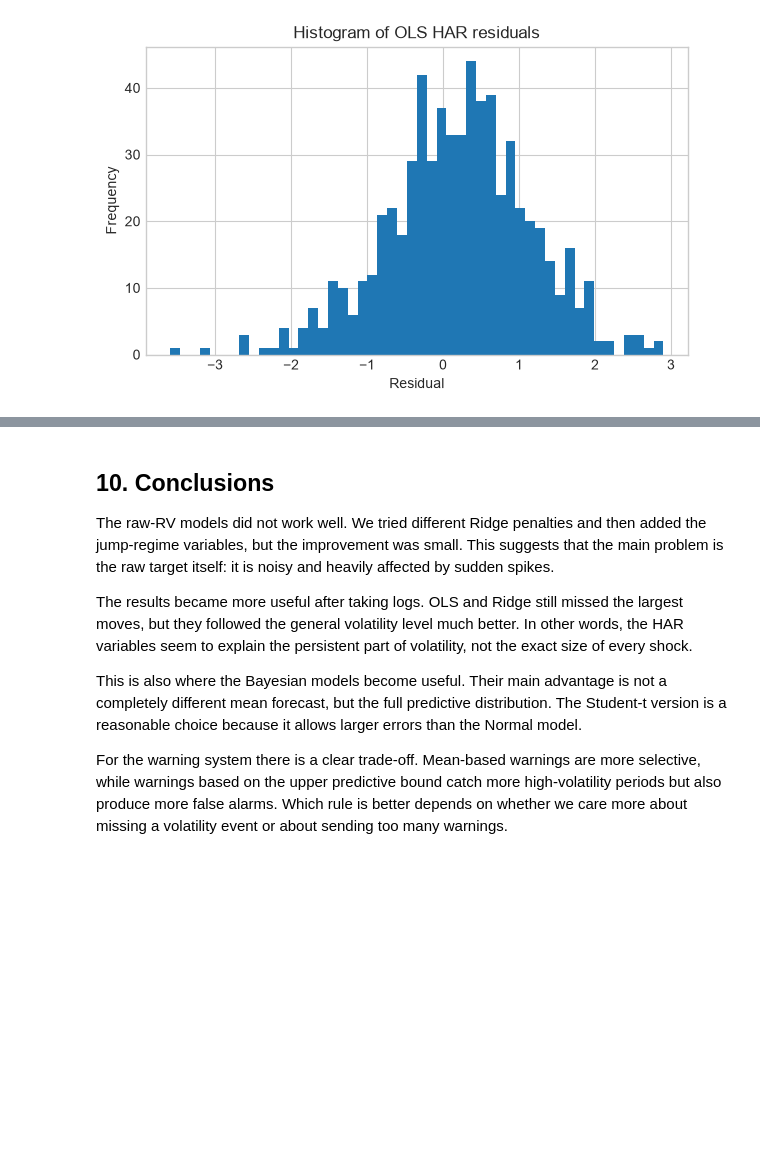
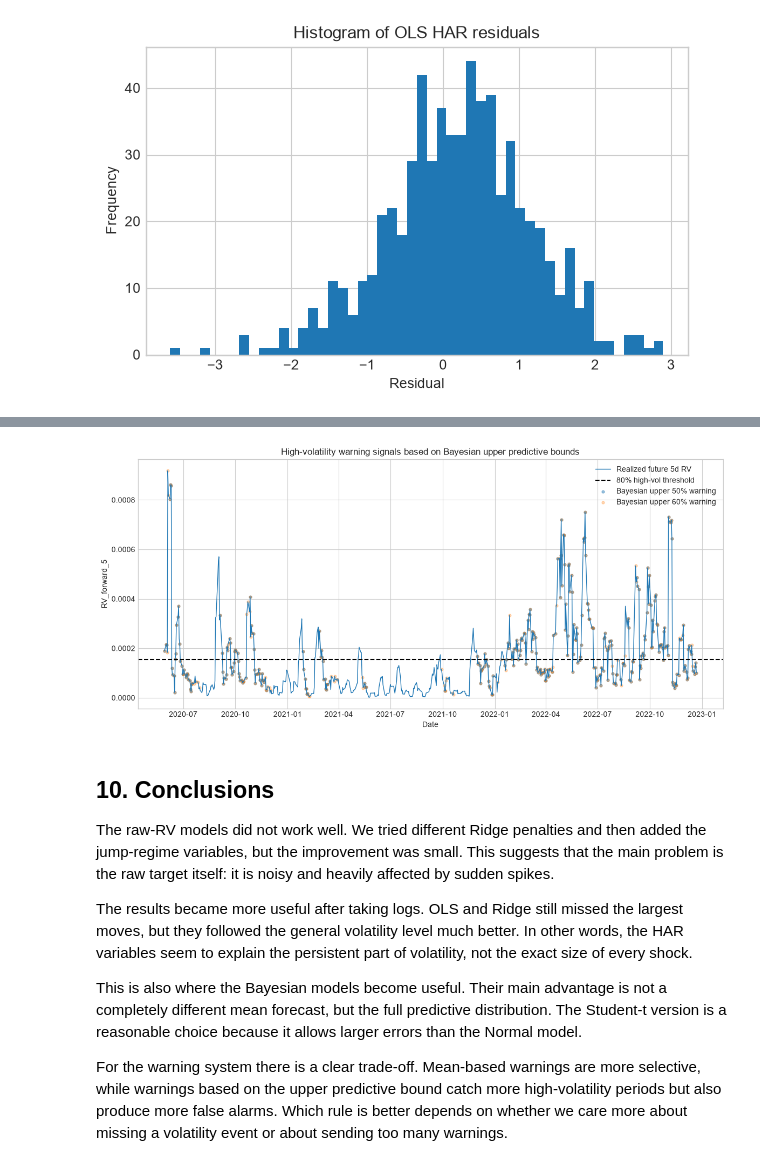
Before and after one commit to GaloisM/Bayesian_Volatility, a Jupyter notebook: bayesian_volatility_clean.ipynb, the cells around one changed output, grey strips where cells are left out. Saved outputs shown, nothing was run; the diff lists cells and outputs as text; code cells hidden in the pictures; blank space fills up the shorter version.

Commit message:
Update warning comparison

```diff
--- a/bayesian_volatility_clean.ipynb
+++ b/bayesian_volatility_clean.ipynb
@@ -638,6 +640,9 @@ def evaluate_bayesian_predictions(name, y_true_log, pred_samples_log, rv_true):
     pred_mean_log = pred_samples_log.mean(axis=0)
 
     lower_70_log = np.quantile(pred_samples_log, 0.15, axis=0)
+    upper_40_log = np.quantile(pred_samples_log, 0.70, axis=0)
+    upper_50_log = np.quantile(pred_samples_log, 0.75, axis=0)
+    upper_60_log = np.quantile(pred_samples_log, 0.80, axis=0)
     upper_70_log = np.quantile(pred_samples_log, 0.85, axis=0)
     lower_80_log = np.quantile(pred_samples_log, 0.10, axis=0)
     upper_80_log = np.quantile(pred_samples_log, 0.90, axis=0)
@@ -646,6 +651,9 @@ def evaluate_bayesian_predictions(name, y_true_log, pred_samples_log, rv_true):
 
     rv_pred_mean = np.exp(pred_mean_log)
     lower_70_rv = np.exp(lower_70_log)
+    upper_40_rv = np.exp(upper_40_log)
+    upper_50_rv = np.exp(upper_50_log)
+    upper_60_rv = np.exp(upper_60_log)
     upper_70_rv = np.exp(upper_70_log)
     lower_80_rv = np.exp(lower_80_log)
     upper_80_rv = np.exp(upper_80_log)
@@ -670,6 +678,9 @@ def evaluate_bayesian_predictions(name, y_true_log, pred_samples_log, rv_true):
 
     intervals = {
         "pred_mean_log": pred_mean_log,
+        "upper_40_log" : upper_40_log,
+        "upper_50_log" : upper_50_log,
+        "upper_60_log" : upper_60_log,
         "lower_70_log": lower_70_log,
         "upper_70_log": upper_70_log,
         "lower_80_log": lower_80_log,
@@ -678,6 +689,9 @@ def evaluate_bayesian_predictions(name, y_true_log, pred_samples_log, rv_true):
         "upper_95_log": upper_95_log,
         "rv_pred_mean": rv_pred_mean,
         "lower_70_rv": lower_70_rv,
+        "upper_40_rv": upper_40_rv,
+        "upper_50_rv": upper_50_rv,
+        "upper_60_rv": upper_60_rv,
         "upper_70_rv": upper_70_rv,
         "lower_80_rv": lower_80_rv,
         "upper_80_rv": upper_80_rv,
@@ -951,6 +982,9 @@ signals_df["rv_true"] = rv_true
 signals_df["ols_pred"] = np.exp(y_pred_log_ols)
 signals_df["ridge_pred"] = np.exp(y_pred_log_ridge)
 signals_df["bayes_mean"] = student_intervals["rv_pred_mean"]
+signals_df["bayes_upper_40"] = student_intervals["upper_40_rv"]
+signals_df["bayes_upper_50"] = student_intervals["upper_50_rv"]
+signals_df["bayes_upper_60"] = student_intervals["upper_60_rv"]
 signals_df["bayes_upper_70"] = student_intervals["upper_70_rv"]
 signals_df["bayes_upper_80"] = student_intervals["upper_80_rv"]
 signals_df["bayes_upper_95"] = student_intervals["upper_95_rv"]
@@ -962,6 +996,9 @@ signals_df["high_vol_realized"] = (signals_df["rv_true"] > threshold).astype(int
 signals_df["warning_ols_mean"] = (signals_df["ols_pred"] > threshold).astype(int)
 signals_df["warning_ridge_mean"] = (signals_df["ridge_pred"] > threshold).astype(int)
 signals_df["warning_bayes_mean"] = (signals_df["bayes_mean"] > threshold).astype(int)
+signals_df["warning_bayes_upper_40"] = (signals_df["bayes_upper_40"] > threshold).astype(int)
+signals_df["warning_bayes_upper_50"] = (signals_df["bayes_upper_50"] > threshold).astype(int)
+signals_df["warning_bayes_upper_60"] = (signals_df["bayes_upper_60"] > threshold).astype(int)
 signals_df["warning_bayes_upper_70"] = (signals_df["bayes_upper_70"] > threshold).astype(int)
 signals_df["warning_bayes_upper_80"] = (signals_df["bayes_upper_80"] > threshold).astype(int)
 signals_df["warning_bayes_upper_95"] = (signals_df["bayes_upper_95"] > threshold).astype(int)
@@ -1025,26 +1118,28 @@ for column in [
 # %%
 plt.figure(figsize=(14, 6))
 plt.plot(signals_df.index, signals_df["rv_true"], label="Realized future 5d RV", linewidth=1)
 plt.axhline(threshold, color="black", linestyle="--", label="80% high-vol threshold")
 plt.scatter(
-    signals_df.index[signals_df["warning_bayes_upper_70"] == 1],
-    signals_df.loc[signals_df["warning_bayes_upper_70"] == 1, "rv_true"],
+    signals_df.index[signals_df["warning_bayes_upper_50"] == 1],
+    signals_df.loc[signals_df["warning_bayes_upper_50"] == 1, "rv_true"],
     s=12,
     alpha=0.45,
-    label="Bayesian upper 70% warning",
+    label="Bayesian upper 50% warning",
 )
 plt.scatter(
-    signals_df.index[signals_df["warning_bayes_upper_80"] == 1],
-    signals_df.loc[signals_df["warning_bayes_upper_80"] == 1, "rv_true"],
+    signals_df.index[signals_df["warning_bayes_upper_60"] == 1],
+    signals_df.loc[signals_df["warning_bayes_upper_60"] == 1, "rv_true"],
     s=12,
     alpha=0.30,
-    label="Bayesian upper 80% warning",
+    label="Bayesian upper 60% warning",
 )
 plt.title("High-volatility warning signals based on Bayesian upper predictive bounds")
 plt.xlabel("Date")
 plt.ylabel("RV_forward_5")
 plt.legend()
 plt.show()
+# %% [output]
+[figure, added]
 # %% [markdown]
 ## 10. Conclusions
 
```
Also changed, not shown: parts of 15 cells of this notebook.
